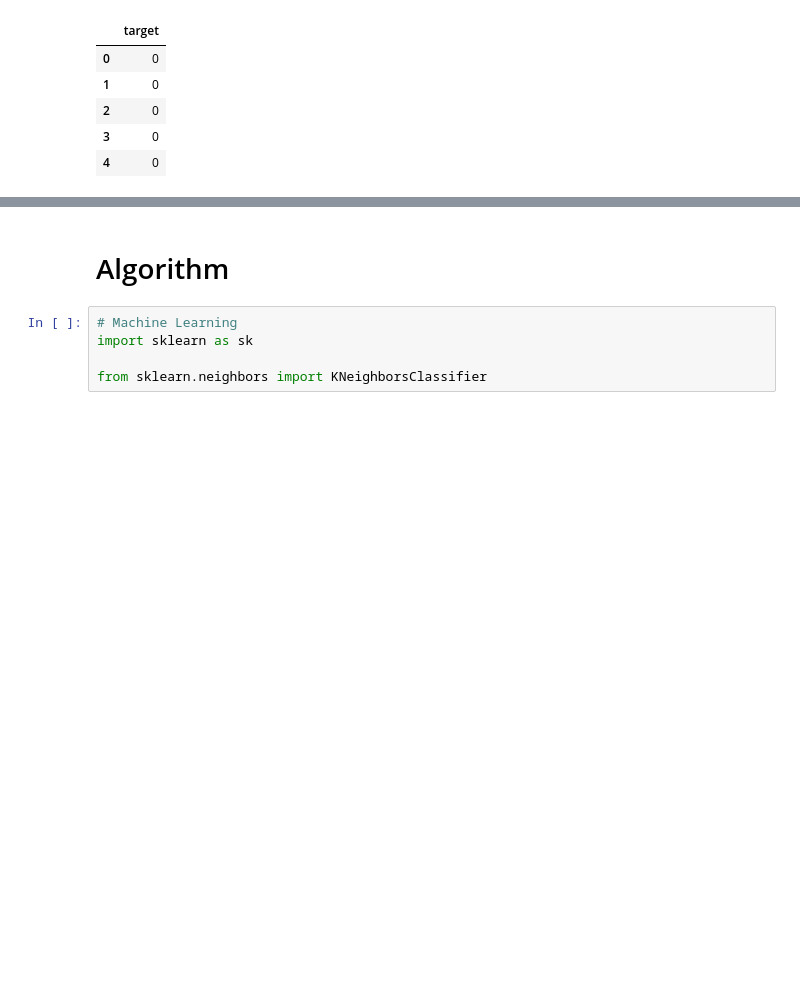
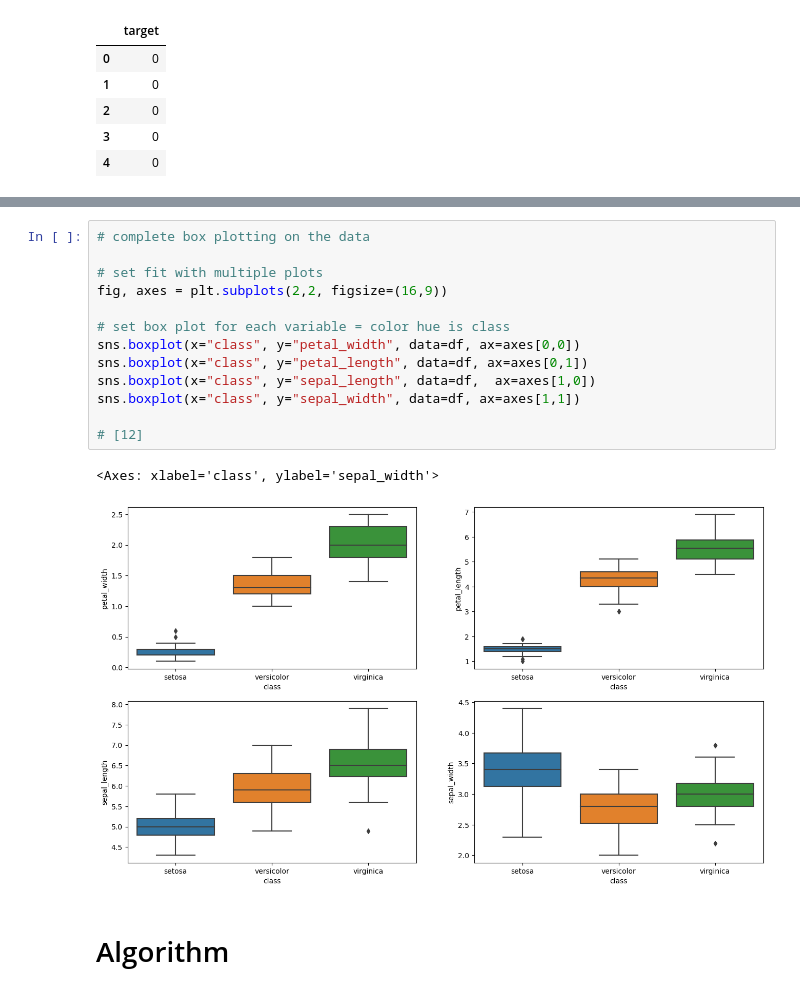
Before and after one commit to VCurry20/MachineLearning_Statistics, a Jupyter notebook: Tasks.ipynb, the cells around one changed output, grey strips where cells are left out. Drawn from its saved outputs; the diff is of its cells as text; blank space fills up the shorter version.

```diff
--- a/Tasks.ipynb
+++ b/Tasks.ipynb
@@ -1290,7 +1420,18 @@ df.head()
+# %%
+# complete box plotting on the data
+
+# set fit with multiple plots
+fig, axes = plt.subplots(2,2, figsize=(16,9))
+
+# set box plot for each variable = color hue is class
+sns.boxplot(x="class", y="petal_width", data=df, ax=axes[0,0])
+sns.boxplot(x="class", y="petal_length", data=df, ax=axes[0,1])
+sns.boxplot(x="class", y="sepal_length", data=df,  ax=axes[1,0])
+sns.boxplot(x="class", y="sepal_width", data=df, ax=axes[1,1])
+
+# [12]
+# %% [output]
+<Axes: xlabel='class', ylabel='sepal_width'>
+[figure, added]
 # %% [markdown]
 # Algorithm
-# %%
-# Machine Learning
-import sklearn as sk
-
-from sklearn.neighbors import KNeighborsClassifier
```
Also changed, not shown: parts of 52 cells of this notebook.
